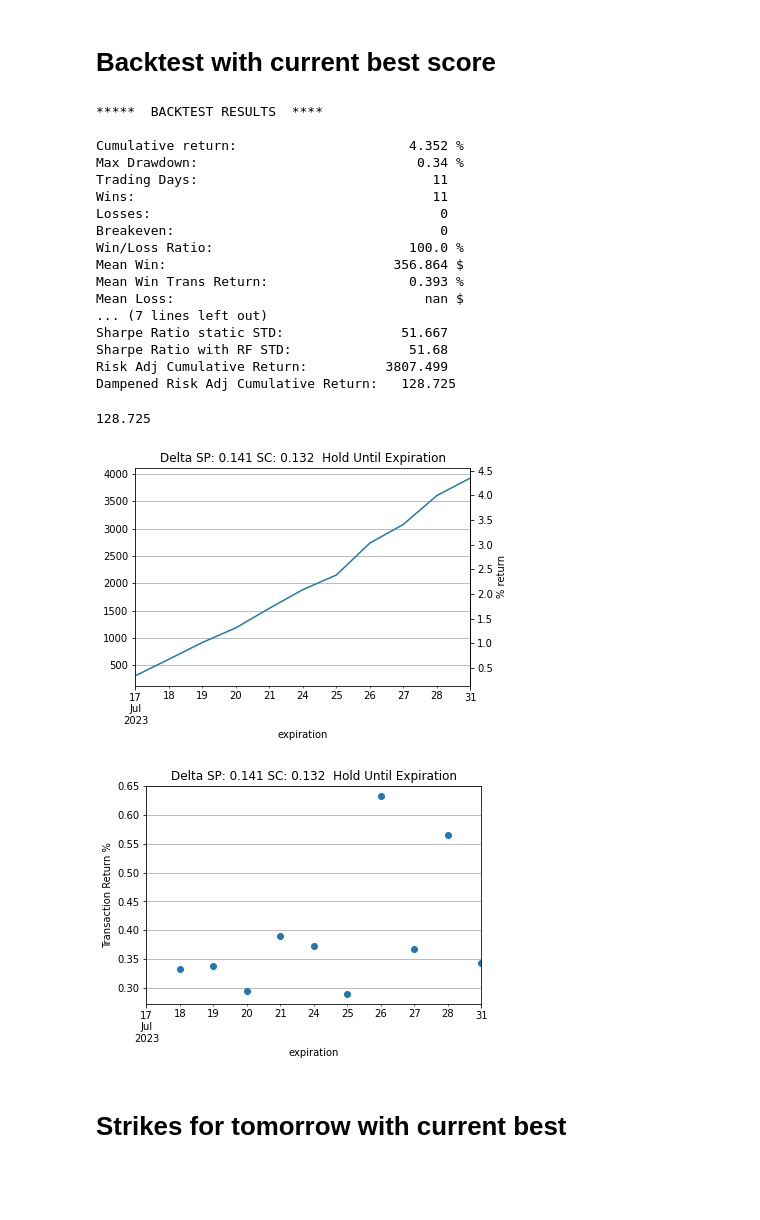
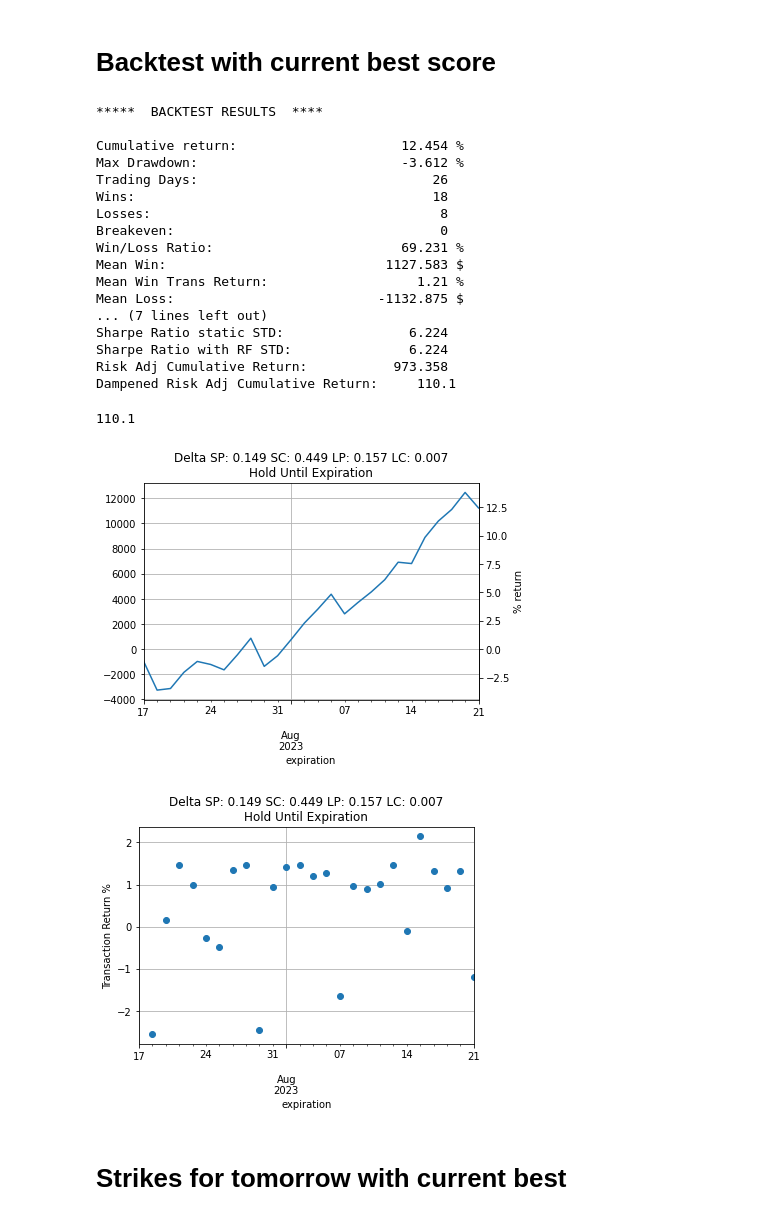
Before and after one commit to jcurtiswebb/SPXoptions-put-backtesting, a Jupyter notebook: spx-option-spread-backtester.ipynb, the cells around one changed output. Cells and saved outputs as stored; diff of their text form; code cells hidden in the pictures; blank space fills up the shorter version.

Commit message:
Kaggle Notebook | SimulEdge | Version 74

```diff
--- a/spx-option-spread-backtester.ipynb
+++ b/spx-option-spread-backtester.ipynb
@@ -30,7 +30,7 @@ for f in files:
 #########################
 # Settings for backtest #
 #########################
-purchase_time = '15:45:00'
+purchase_time = '16:00:00'
 # In dollars
 commission = 1.5
 
@@ -40,7 +40,7 @@ files = [
 #     f"/kaggle/input/cboedailytrimspxcboe202202020939/cboe_spx_2020_0dte_all.csv",
 #     f"/kaggle/input/cboedailytrimspxcboe202202020939/cboe_spx_2021_0dte_all.csv",
 #    f"/kaggle/input/cboedailytrimspxcboe202202020939/cboe_spx_2022_0dte_all.csv"
-    #f"/kaggle/input/cboedailytrimspxcboe202202020939/cboe_spx_2021_1545_1600.csv",
+#     f"/kaggle/input/cboedailytrimspxcboe202202020939/cboe_spx_2021_1545_1600.csv",
    # f"/kaggle/input/cboedailytrimspxcboe202202020939/cboe_spx_2020_1545_1600.csv"
    # f"/kaggle/input/cboedailytrimspxcboe202202020939/cboe_spx_2022_1545_1600.csv"
  #  f"/kaggle/input/cboedailytrimspxcboe202202020939/cboe_spx_2019_1545_1600.csv"
@@ -116,12 +135,12 @@ def run_backtest(strat, df):
 # %%
 def objective(trial, df, purchase_time):
     delta_sp_trial = trial.suggest_float("delta_sp", 0.002, 0.45)
-#     delta_lp_trial = trial.suggest_float("delta_p_offset", 0.001, 0.5)
+    delta_lp_trial = trial.suggest_float("delta_lp", 0.002, 0.45)
     delta_sc_trial = trial.suggest_float("delta_sc", 0.002, 0.45)
-#     delta_lc_trial = trial.suggest_float("delta_c_offset", 0.001, 0.50)
+    delta_lc_trial = trial.suggest_float("delta_lc", 0.002, 0.45)
 #     max_loss = trial.suggest_float("max_loss", 1.25, 4.0)
 
-    dos = DeltaOptionSelector(short_puts=delta_sp_trial,short_calls=delta_sc_trial)
+    dos = DeltaOptionSelector(short_puts=delta_sp_trial, long_puts=delta_lp_trial,short_calls=delta_sc_trial, long_calls=delta_lc_trial)
     ent_pol=OptionSelectorStaticEntryPolicy(1, purchase_time, dos)
     ex_pol = HoldToExpStaticExitPolicy('16:00:00')
 
@@ -132,7 +151,7 @@ def objective(trial, df, purchase_time):
 study_name = f"optimal-short-straddle-study_2023-2023_1DTE_{datetime.today().strftime('%Y-%m-%d-%H')}"  # Unique identifier of the study.
 storage_name = "sqlite:///{}.db".format(study_name)
 study = optuna.create_study(direction = "maximize", study_name=study_name, storage=storage_name, load_if_exists=True)
-study.optimize(lambda trial: objective(trial, df, purchase_time), n_trials = 100)
+study.optimize(lambda trial: objective(trial, df, purchase_time), n_trials = 200)
 trial = study.best_trial
 print("Best Score: ", trial.value)
 print("Best Params: ")
@@ -163,32 +184,32 @@ Best Params:
 # %% [markdown]
 # Backtest with current best score
 # %%
-dos = DeltaOptionSelector(short_puts=trial.params['delta_sp'],short_calls=trial.params['delta_sc'])
+dos = DeltaOptionSelector(short_puts=trial.params['delta_sp'],short_calls=trial.params['delta_sc'], long_puts=trial.params['delta_lp'],long_calls=trial.params['delta_lc'])
 ent_pol=OptionSelectorStaticEntryPolicy(1, purchase_time, dos)
 ex_pol = HoldToExpStaticExitPolicy('16:00:00')
 strat = StaticEntryStaticExitStrategy(commission, df_irx, initial_portfolio_value, ent_pol, ex_pol, debug=True)
 strat.evaluate(df)
 # %% [output]
 *****  BACKTEST RESULTS  ****
 
-Cumulative return:                      4.352 %
-Max Drawdown:                            0.34 %
-Trading Days:                              11
-Wins:                                      11
-Losses:                                     0
+Cumulative return:                     12.454 %
+Max Drawdown:                          -3.612 %
+Trading Days:                              26
+Wins:                                      18
+Losses:                                     8
 Breakeven:                                  0
-Win/Loss Ratio:                         100.0 %
-Mean Win:                             356.864 $
-Mean Win Trans Return:                  0.393 %
-Mean Loss:                                nan $
+Win/Loss Ratio:                        69.231 %
+Mean Win:                            1127.583 $
+Mean Win Trans Return:                   1.21 %
+Mean Loss:                          -1132.875 $
 ... (7 lines left out)
-Sharpe Ratio static STD:               51.667
-Sharpe Ratio with RF STD:               51.68
-Risk Adj Cumulative Return:          3807.499
-Dampened Risk Adj Cumulative Return:   128.725
+Sharpe Ratio static STD:                6.224
+Sharpe Ratio with RF STD:               6.224
+Risk Adj Cumulative Return:           973.358
+Dampened Risk Adj Cumulative Return:     110.1
-128.725
+110.1
-[figure, old version]
+[figure, new version]
-[figure, old version]
+[figure, new version]
 # %% [markdown]
 # Strikes for tomorrow with current best
 # %%
```
Also changed, not shown: parts of 7 cells of this notebook.
